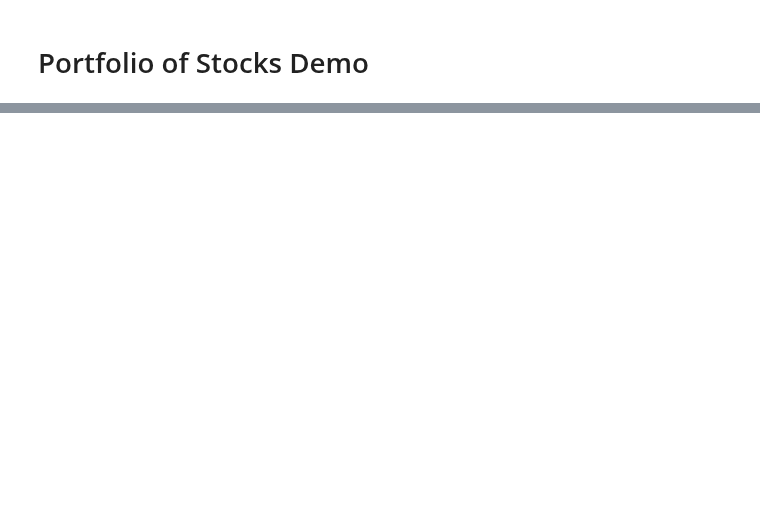
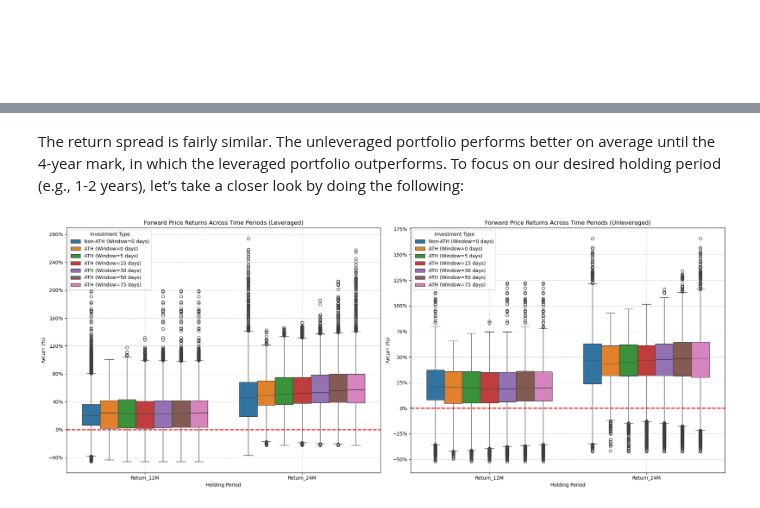
Before and after one commit to SterlingHayden/ATH-Investing-w-Leveraged-ETFs, a Jupyter notebook: Demo-Portfolio.ipynb, the cells around one changed output, grey strips where cells are left out. Drawn from its saved outputs; the diff is of its cells as text; code cells hidden in the pictures; blank space fills up the shorter version.

```diff
--- a/Demo-Portfolio.ipynb
+++ b/Demo-Portfolio.ipynb
@@ -62 +81,8 @@ The `plot_returns` function uses the data generated from process_leveraged_data
+# %% [markdown]
+The return spread is fairly similar. The unleveraged portfolio performs better on average until the 4-year mark, in which the leveraged portfolio outperforms. To focus on our desired holding period (e.g., 1-2 years), let’s take a closer look by doing the following:
+# %%
+# Passing holding_periods w/ a dict of the desired holding ranges (counts in days)
+plot_returns(data, windows=[0, 5, 15, 30, 50, 75], plot_relative=True, holding_periods={'Return_12M': 365,'Return_24M': 730})
+# %% [output]
+[figure, added]
 # %%
```
Also changed, not shown: parts of 9 cells of this notebook.
